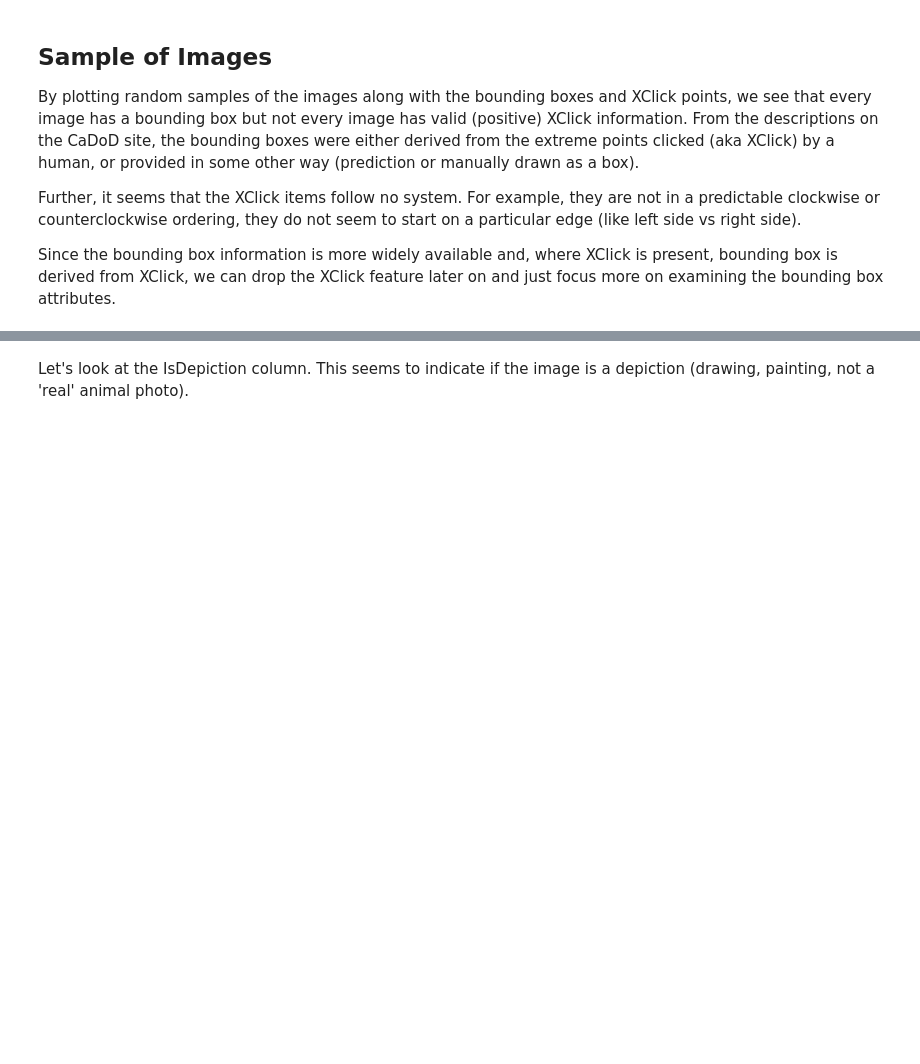
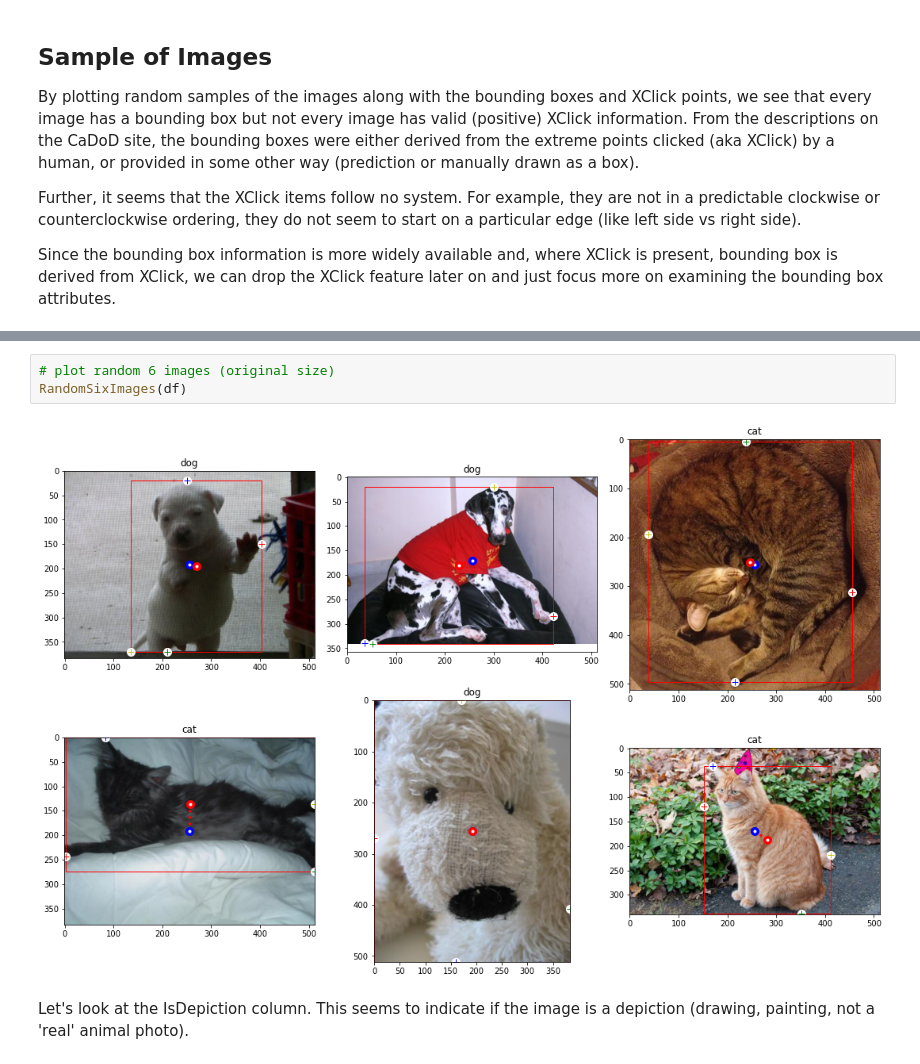
Before and after one commit to LaurenMadar/AML-finalgroup2, a Jupyter notebook: Group2_Phase3.ipynb, the cells around one changed output, grey strips where cells are left out. Cells and saved outputs as stored; diff of their text form; blank space fills up the shorter version.

```diff
--- a/Group2_Phase3.ipynb
+++ b/Group2_Phase3.ipynb
@@ -254,3 +251,8 @@ plt.show()
+# %%
+# plot random 6 images (original size)
+RandomSixImages(df)
+# %% [output]
+[figure, added]
 # %% [markdown]
 Let's look at the IsDepiction column.  This seems to indicate if the image is a depiction (drawing, painting, not a 'real' animal photo).
 # %%
```
Also changed, not shown: parts of 50 cells of this notebook.
